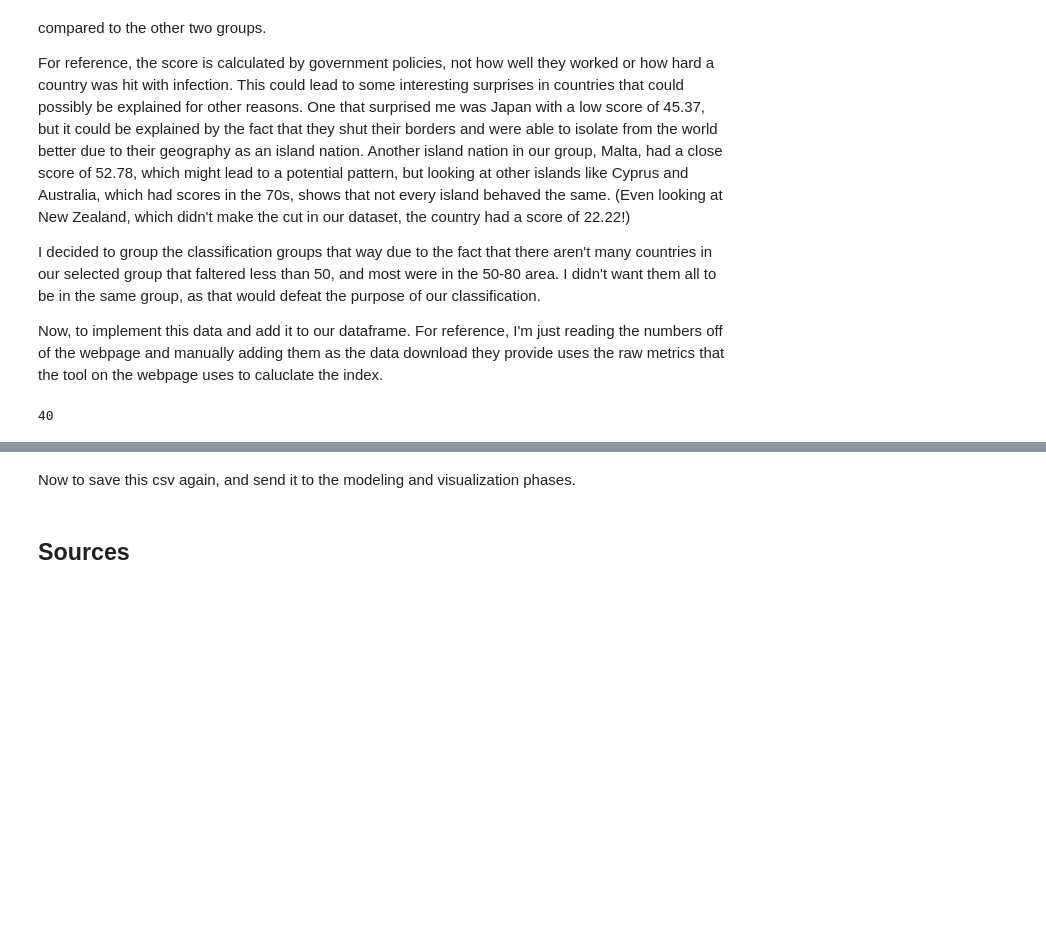
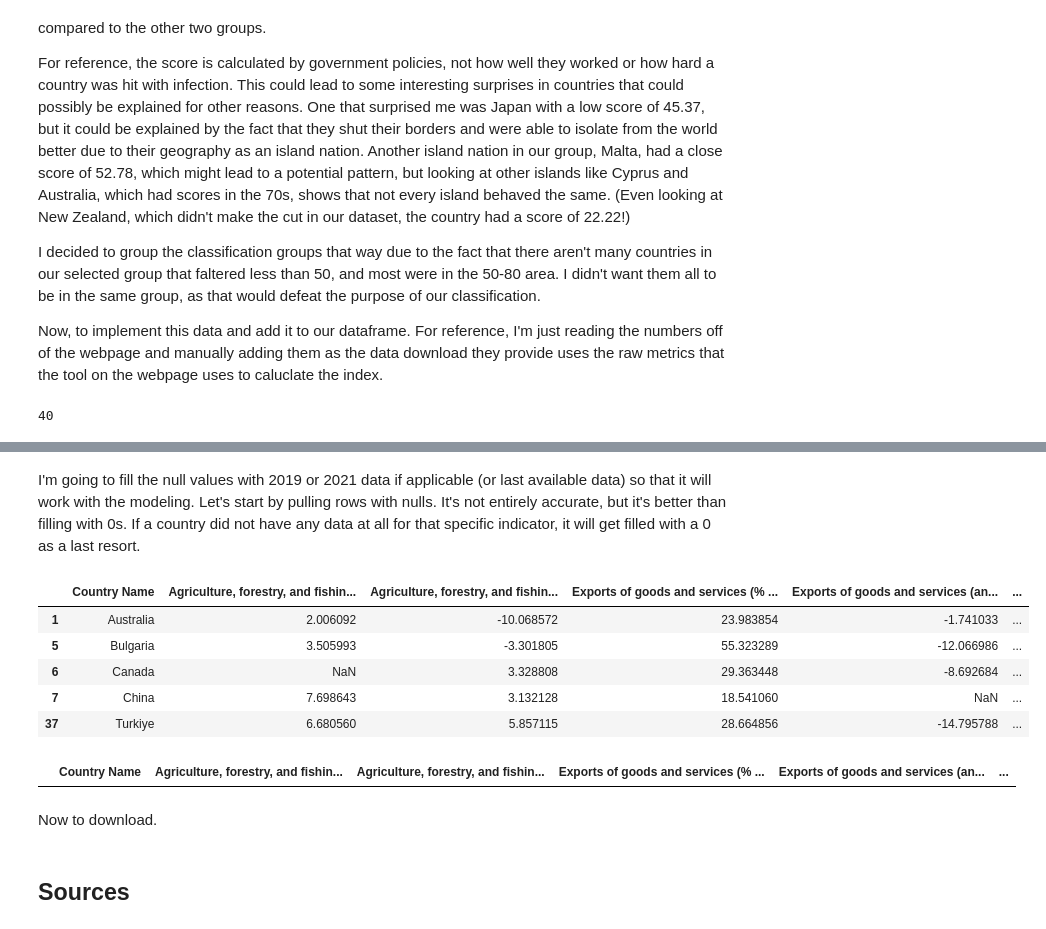
Before and after one commit to dahlemj/group3finalproject, a Jupyter notebook: Final Project Pre-Processing.ipynb, the cells around one changed output, grey strips where cells are left out. Drawn from its saved outputs; the diff is of its cells as text; code cells hidden in the pictures; blank space fills up the shorter version.

```diff
--- a/Final Project Pre-Processing.ipynb
+++ b/Final Project Pre-Processing.ipynb
@@ -324,5 +324,3 @@ dataset_processed
 | 37 | Turkiye | 6.680560 | 5.857115 | 28.664856 | -14.795788 | ... |
 | 38 | United Kingdom | 0.583199 | -9.940595 | 28.362276 | -12.961316 | ... |
 | 39 | United States | 1.059743 | 28.034568 | 10.162899 | -13.562815 | ... |
-# %% [markdown]
-Now to save this csv again, and send it to the modeling and visualization phases.
@@ -330,0 +327,11 @@ dataset_processed.to_csv('Country_Indicators_Response_Groups.csv')
+# %% [markdown]
+I'm going to fill the null values with 2019 or 2021 data if applicable (or last available data) so that it will work with the modeling. Let's start by pulling rows with nulls. It's not entirely accurate, but it's better than filling with 0s. If a country did not have any data at all for that specific indicator, it will get filled with a 0 as a last resort.
+# %%
+dataset_processed[dataset_processed.isnull().any(axis=1)]
+# %% [output]
+|  | Country Name | Agriculture, forestry, and fishin... | Agriculture, forestry, and fishin... | Exports of goods and services (% ... | Exports of goods and services (an... | ... |
+| 1 | Australia | 2.006092 | -10.068572 | 23.983854 | -1.741033 | ... |
+| 5 | Bulgaria | 3.505993 | -3.301805 | 55.323289 | -12.066986 | ... |
+| 6 | Canada | NaN | 3.328808 | 29.363448 | -8.692684 | ... |
+| 7 | China | 7.698643 | 3.132128 | 18.541060 | NaN | ... |
+| 37 | Turkiye | 6.680560 | 5.857115 | 28.664856 | -14.795788 | ... |
@@ -330,0 +348,6 @@ dataset_processed.to_csv('Country_Indicators_Response_Groups.csv')
+# %%
+dataset_processed[dataset_processed.isnull().any(axis=1)]
+# %% [output]
+|  | Country Name | Agriculture, forestry, and fishin... | Agriculture, forestry, and fishin... | Exports of goods and services (% ... | Exports of goods and services (an... | ... |
+# %% [markdown]
+Now to download.
```
Also changed, not shown: parts of 3 cells of this notebook.
